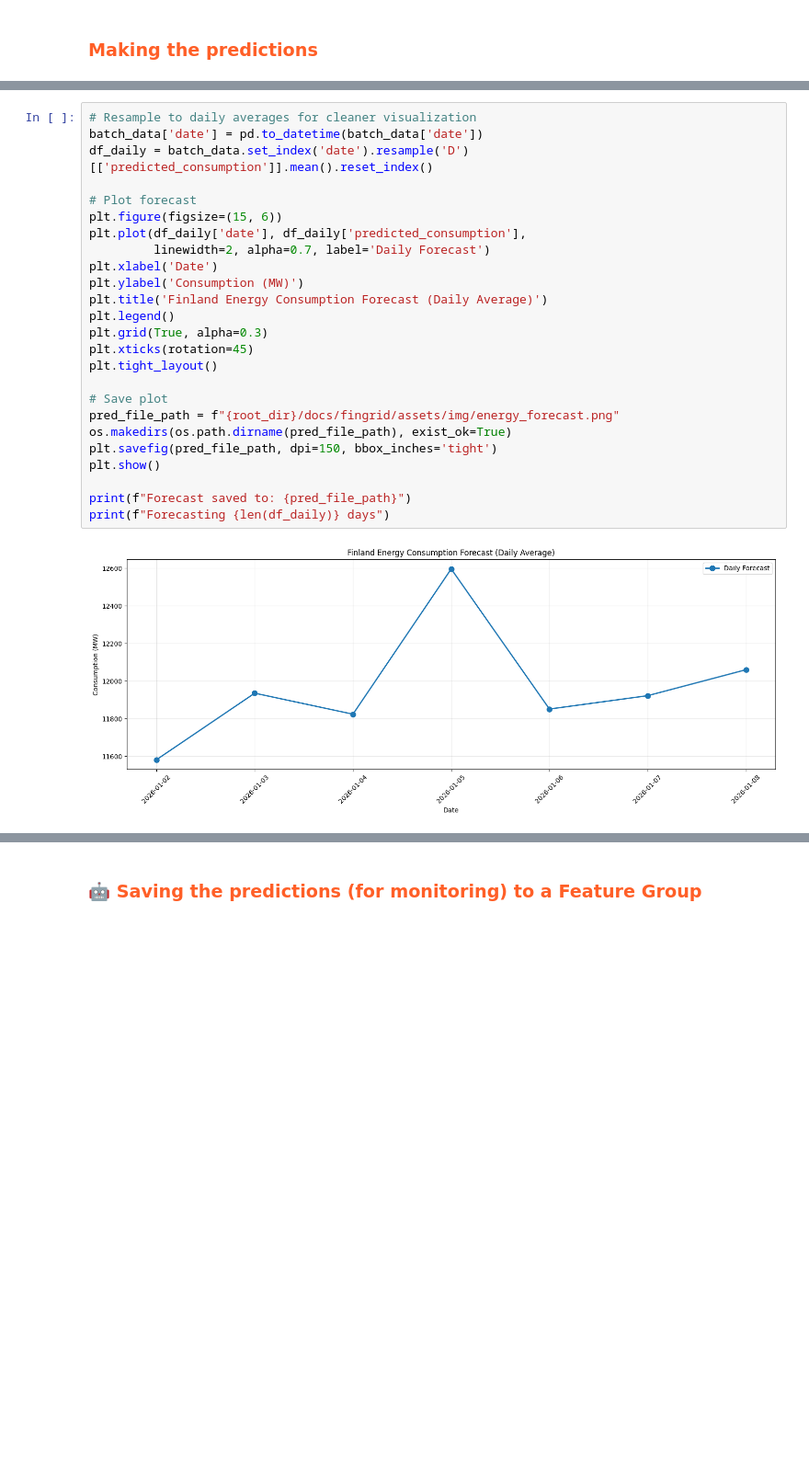
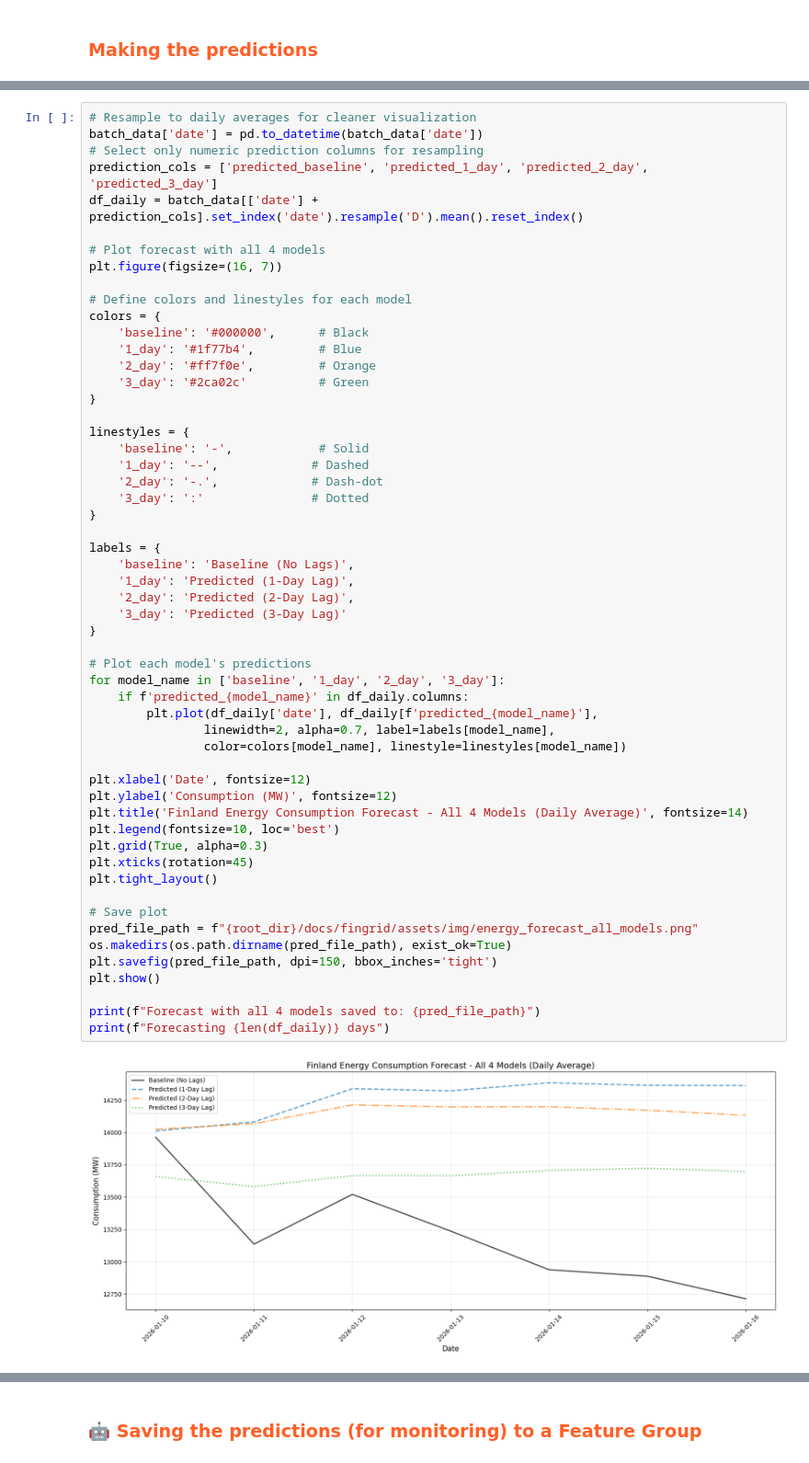
Before and after one commit to PatrikEdelenji/25-ID2223-mlfs-book, a Jupyter notebook: fingrid/notebooks/4_inference_pipeline.ipynb, the cells around one changed output, grey strips where cells are left out. Shown at 92% size. Saved outputs shown, nothing was run; the diff lists cells and outputs as text; blank space fills up the shorter version.

```diff
--- a/fingrid/notebooks/4_inference_pipeline.ipynb
+++ b/fingrid/notebooks/4_inference_pipeline.ipynb
@@ -286,27 +390,57 @@ memory usage: 9.2+ KB
 # %%
 # Resample to daily averages for cleaner visualization
 batch_data['date'] = pd.to_datetime(batch_data['date'])
-df_daily = batch_data.set_index('date').resample('D')[['predicted_consumption']].mean().reset_index()
+# Select only numeric prediction columns for resampling
+prediction_cols = ['predicted_baseline', 'predicted_1_day', 'predicted_2_day', 'predicted_3_day']
+df_daily = batch_data[['date'] + prediction_cols].set_index('date').resample('D').mean().reset_index()
 
-# Plot forecast
-plt.figure(figsize=(15, 6))
-plt.plot(df_daily['date'], df_daily['predicted_consumption'],
-         linewidth=2, alpha=0.7, label='Daily Forecast')
-plt.xlabel('Date')
-plt.ylabel('Consumption (MW)')
-plt.title('Finland Energy Consumption Forecast (Daily Average)')
-plt.legend()
+# Plot forecast with all 4 models
+plt.figure(figsize=(16, 7))
+
+# Define colors and linestyles for each model
+colors = {
+    'baseline': '#000000',      # Black
+    '1_day': '#1f77b4',         # Blue
+    '2_day': '#ff7f0e',         # Orange
+    '3_day': '#2ca02c'          # Green
+}
+
+linestyles = {
+    'baseline': '-',            # Solid
+    '1_day': '--',             # Dashed
+    '2_day': '-.',             # Dash-dot
+    '3_day': ':'               # Dotted
+}
+
+labels = {
+    'baseline': 'Baseline (No Lags)',
+    '1_day': 'Predicted (1-Day Lag)',
+    '2_day': 'Predicted (2-Day Lag)',
+    '3_day': 'Predicted (3-Day Lag)'
+}
+
+# Plot each model's predictions
+for model_name in ['baseline', '1_day', '2_day', '3_day']:
+    if f'predicted_{model_name}' in df_daily.columns:
+        plt.plot(df_daily['date'], df_daily[f'predicted_{model_name}'],
+                linewidth=2, alpha=0.7, label=labels[model_name],
+                color=colors[model_name], linestyle=linestyles[model_name])
+
+plt.xlabel('Date', fontsize=12)
+plt.ylabel('Consumption (MW)', fontsize=12)
+plt.title('Finland Energy Consumption Forecast - All 4 Models (Daily Average)', fontsize=14)
+plt.legend(fontsize=10, loc='best')
 plt.grid(True, alpha=0.3)
 plt.xticks(rotation=45)
 plt.tight_layout()
 
 # Save plot
-pred_file_path = f"{root_dir}/docs/fingrid/assets/img/energy_forecast.png"
+pred_file_path = f"{root_dir}/docs/fingrid/assets/img/energy_forecast_all_models.png"
 os.makedirs(os.path.dirname(pred_file_path), exist_ok=True)
 plt.savefig(pred_file_path, dpi=150, bbox_inches='tight')
 plt.show()
 
-print(f"Forecast saved to: {pred_file_path}")
+print(f"Forecast with all 4 models saved to: {pred_file_path}")
 print(f"Forecasting {len(df_daily)} days")
 # %% [output]
-[figure, old version]
+[figure, new version]
```
Also changed, not shown: parts of 18 cells of this notebook, 17 other files.
